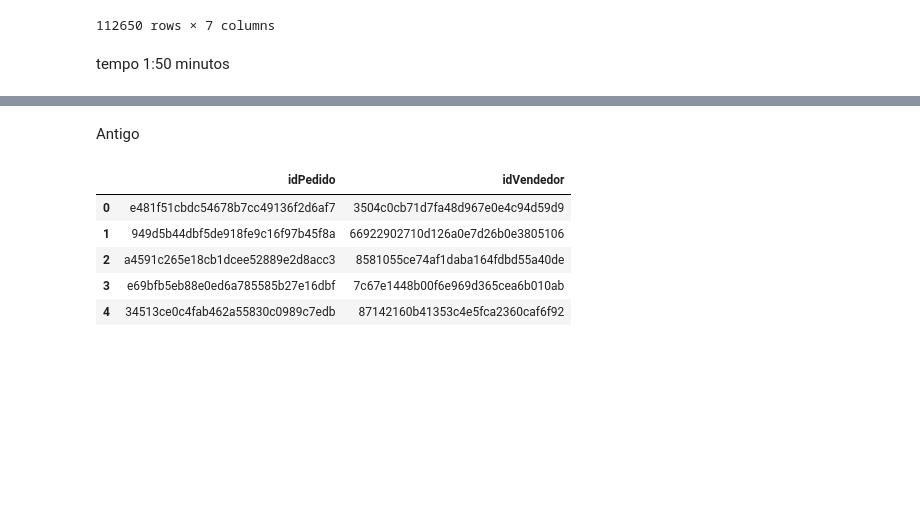
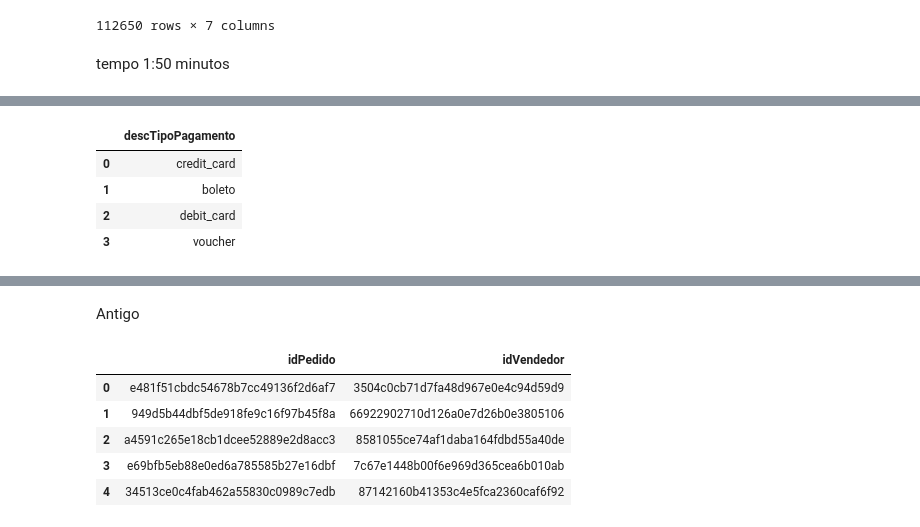
Before and after one commit to eduardo-almeida/portfolio, a Jupyter notebook: Machine Learning - Teo Calvo/ETL.ipynb, the cells around one changed output, grey strips where cells are left out. Drawn from its saved outputs; the diff is of its cells as text; code cells hidden in the pictures; blank space fills up the shorter version.

```diff
--- a/Machine Learning - Teo Calvo/ETL.ipynb
+++ b/Machine Learning - Teo Calvo/ETL.ipynb
@@ -227,0 +281,11 @@ tempo 1:50 minutos
+# %%
+ps.sqldf("""select distinct(descTipoPagamento)
+            from tb_group
+            """
+        )
+# %% [output]
+|  | descTipoPagamento |
+| 0 | credit_card |
+| 1 | boleto |
+| 2 | debit_card |
+| 3 | voucher |
```
Also changed, not shown: parts of 9 cells of this notebook.
